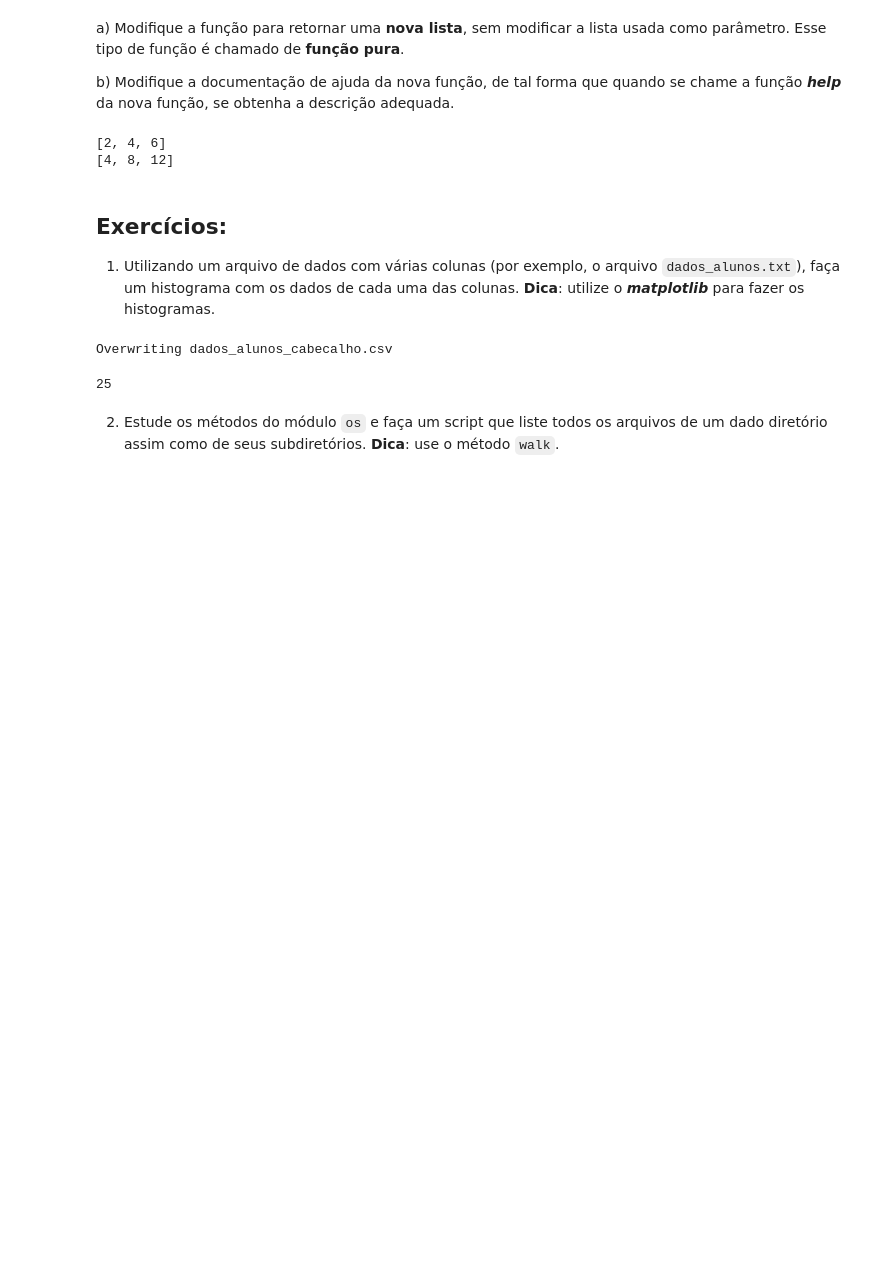
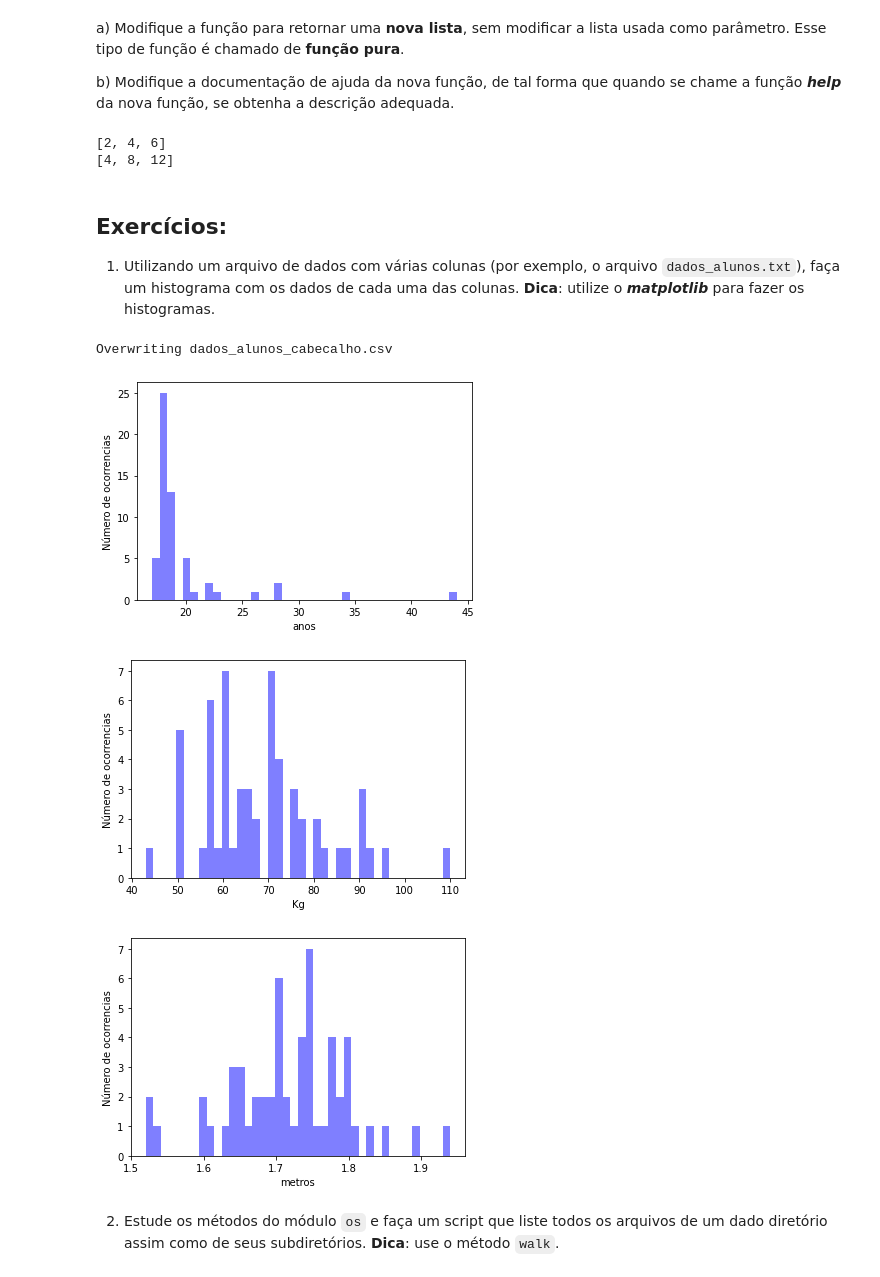
Before and after one commit to LenonAbreu/pythonUerj, a Jupyter notebook: aulas-9-10/aula9_listas_modulos.ipynb, the cells around one changed output. Saved outputs shown, nothing was run; the diff lists cells and outputs as text; code cells hidden in the pictures; blank space fills up the shorter version.

````diff
--- a/aulas-9-10/aula9_listas_modulos.ipynb
+++ b/aulas-9-10/aula9_listas_modulos.ipynb
@@ -111,38 +111,41 @@ Overwriting dados_alunos_cabecalho.csv
 # %%
 import numpy as np
 import matplotlib.mlab as mlab
 import matplotlib.pyplot as plt
 x = []
 y = []
 z = []
 idades = []
 pesos = []
 alturas = []
 dados_peso = []
 dados_idade = []
 arq = open('dados_alunos_cabecalho.csv')
-for line in arq:
+for line in arq: #separando os dados em listas, cada lista contém uma coluna do arquivo
   line = line.strip()
   X , Y, Z= line.split('	')
   x.append(X)
   y.append(Y)
   z.append(Z)
 
-for i in range(1,len(x)):
+for i in range(1,len(x)): #transformando os itens das de strings para floats para realizar o histograma
   idades.append(float(x[i]))
-  pesos.append(float(y[i]))
-  alturas.append(float(z[i]))
-#print(sorted(idades))
-#print(sorted(idades))
-#for i in range(0,len(idades)):
-#idades.count(idades[i]))
-#print(dados_idade)
-print(idades.count(idades[18]))
-num_bins = 40
-n, bins, patches = plt.hist(idades, num_bins, facecolor='blue', alpha=0.5)
-plt.show()
+  alturas.append(float(y[i]))
+  pesos.append(float(z[i]))
+
+sequencia = [idades, pesos, alturas] #var auxiliar para a impressão dos histogramas
+nomes = ['anos', 'Kg', 'metros']
+
+for i in range(0,len(sequencia)):
+  num_bins = 40
+  plt.xlabel(nomes[i])
+  plt.ylabel('Número de ocorrencias')
+  n, bins, patches = plt.hist(sequencia[i], num_bins, facecolor='blue', alpha=0.5)
+  plt.show()
 # %% [output]
-25
+[figure, added]
+[figure, added]
+[figure, added]
 # %% [markdown]
 2) Estude os métodos do módulo ```os``` e faça um script que liste todos os arquivos de um dado diretório assim como de seus subdiretórios. **Dica**: use o método ```walk```.
 # %%
````
Also changed, not shown: parts of 9 cells of this notebook.
